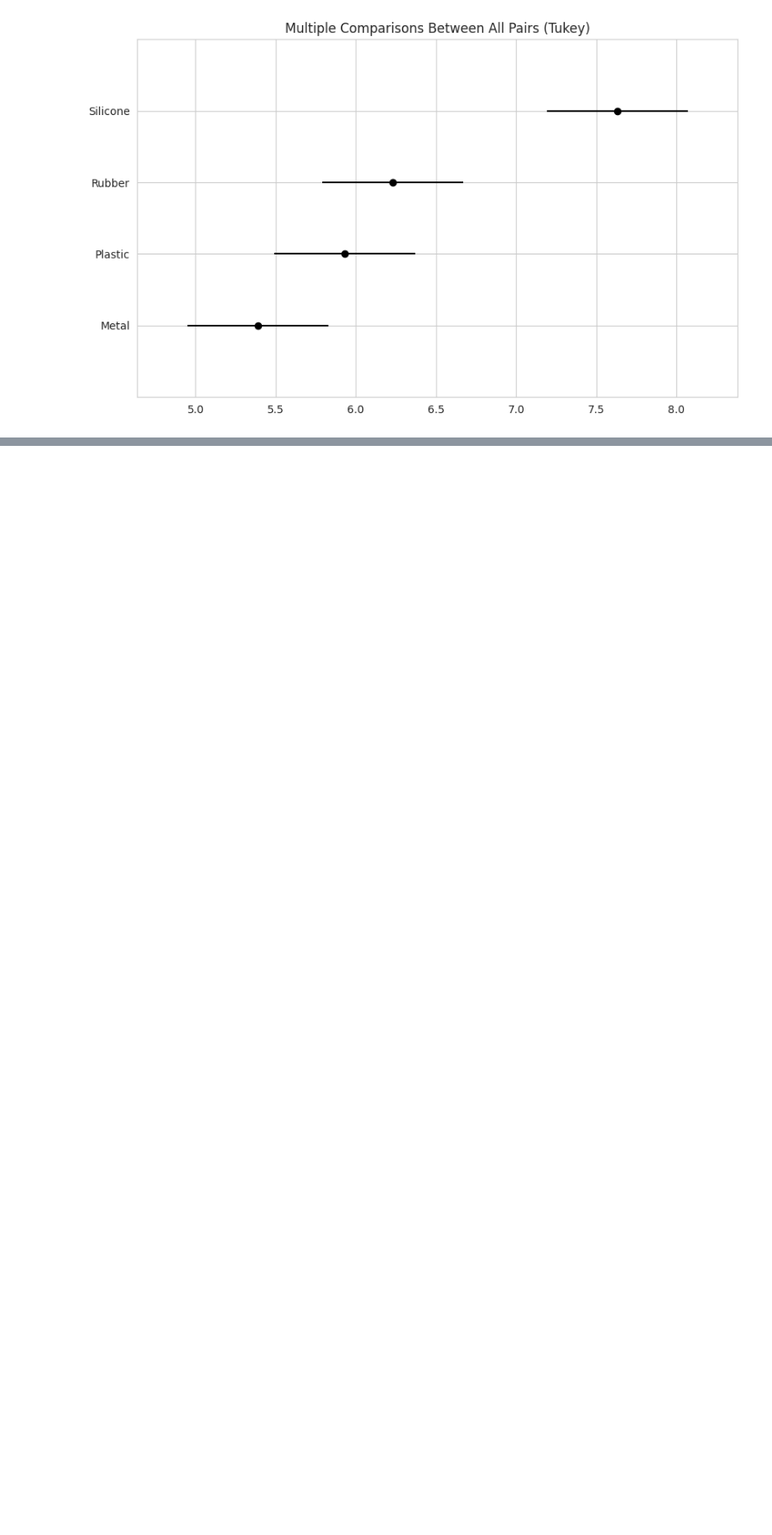
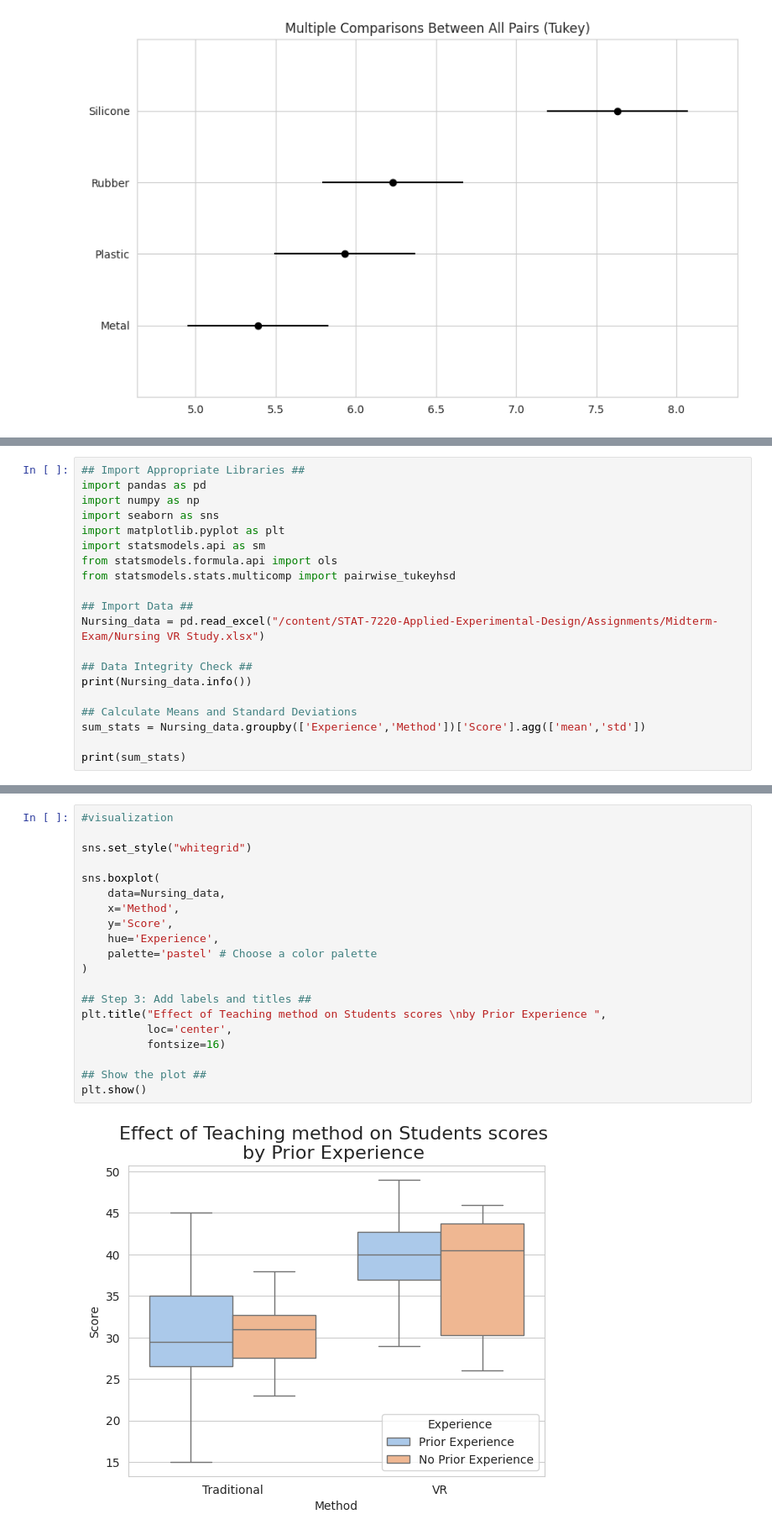
Before and after one commit to elo-meriem/STAT-7220-Applied-Experimental-Design, a Jupyter notebook: Assignments/Midterm-Exam/Midterm-Exam.ipynb, the cells around one changed output, grey strips where cells are left out. Shown at 84% size. Cells and saved outputs as stored; diff of their text form; blank space fills up the shorter version.

```diff
--- a/Assignments/Midterm-Exam/Midterm-Exam.ipynb
+++ b/Assignments/Midterm-Exam/Midterm-Exam.ipynb
@@ -375,0 +376,20 @@ limitations:
+# %%
+## Import Appropriate Libraries ##
+import pandas as pd
+import numpy as np
+import seaborn as sns
+import matplotlib.pyplot as plt
+import statsmodels.api as sm
+from statsmodels.formula.api import ols
+from statsmodels.stats.multicomp import pairwise_tukeyhsd
+
+## Import Data ##
+Nursing_data = pd.read_excel("/content/STAT-7220-Applied-Experimental-Design/Assignments/Midterm-Exam/Nursing VR Study.xlsx")
+
+## Data Integrity Check ##
+print(Nursing_data.info())
+
+## Calculate Means and Standard Deviations
+sum_stats = Nursing_data.groupby(['Experience','Method'])['Score'].agg(['mean','std'])
+
+print(sum_stats)
@@ -375,0 +414,22 @@ limitations:
+# %%
+#visualization
+
+sns.set_style("whitegrid")
+
+sns.boxplot(
+    data=Nursing_data,
+    x='Method',
+    y='Score',
+    hue='Experience',
+    palette='pastel' # Choose a color palette
+)
+
+## Step 3: Add labels and titles ##
+plt.title("Effect of Teaching method on Students scores \nby Prior Experience ",
+          loc='center',
+          fontsize=16)
+
+## Show the plot ##
+plt.show()
+# %% [output]
+[figure, added]
```
Also changed, not shown: parts of 13 cells of this notebook.
